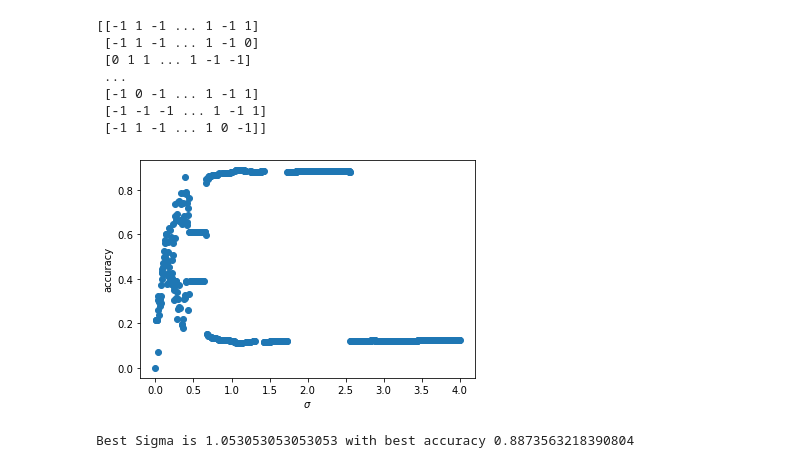
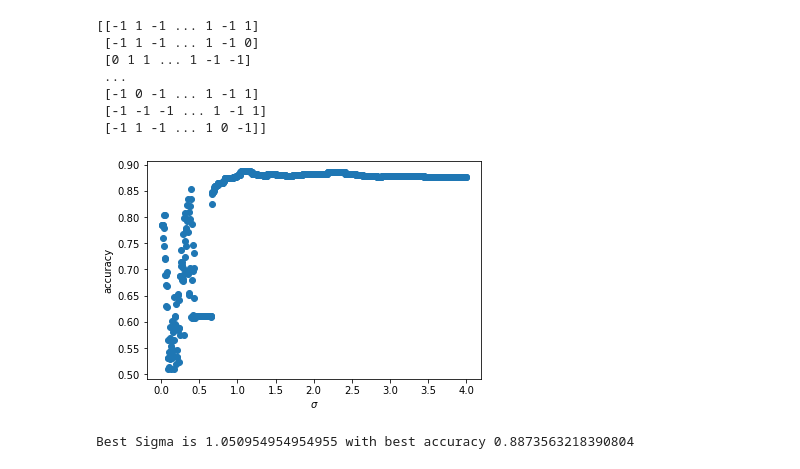
Before and after one commit to NSC508/AMATH-482, a Jupyter notebook: Homework Assignments/Homework 4/HW4.ipynb, the cells around one changed output. Cells and saved outputs as stored; diff of their text form; code cells hidden in the pictures.

```diff
--- a/Homework Assignments/Homework 4/HW4.ipynb
+++ b/Homework Assignments/Homework 4/HW4.ipynb
@@ -89,23 +89,25 @@ def spectral_clustering(r):
     q1 = np.sign(q1)
     num_incorrect = np.sum(q1 != Y)
     clustering_accuracy = 1 - (1/435) * num_incorrect
+    if clustering_accuracy < 0.5:
+        clustering_accuracy = 1 - clustering_accuracy
     return clustering_accuracy
 # %%
-inputs = np.linspace(0, 4, 1000)
+inputs = np.linspace(0.008, 4, 1000)
 results = p_map(spectral_clustering, inputs)
 fig, ax = plt.subplots()
 ax.set_xlabel('$\sigma$')
 ax.set_ylabel('accuracy')
 ax.scatter(inputs, results)
 fig.savefig('sigma_accuracy.png')
 # %% [output]
-[figure, old version]
+[figure, new version]
 # %%
 sigma_star = inputs[np.argmax(results)]
 accuracy = spectral_clustering(sigma_star)
 print(f'Best Sigma is {sigma_star} with best accuracy {accuracy}')
 # %% [output]
-Best Sigma is 1.053053053053053 with best accuracy 0.8873563218390804
+Best Sigma is 1.050954954954955 with best accuracy 0.8873563218390804
 # %%
 W = eta(dist, sigma_star)
     # compute Laplacian matrices
```
Also changed, not shown: parts of 5 cells of this notebook, 10 other files.
